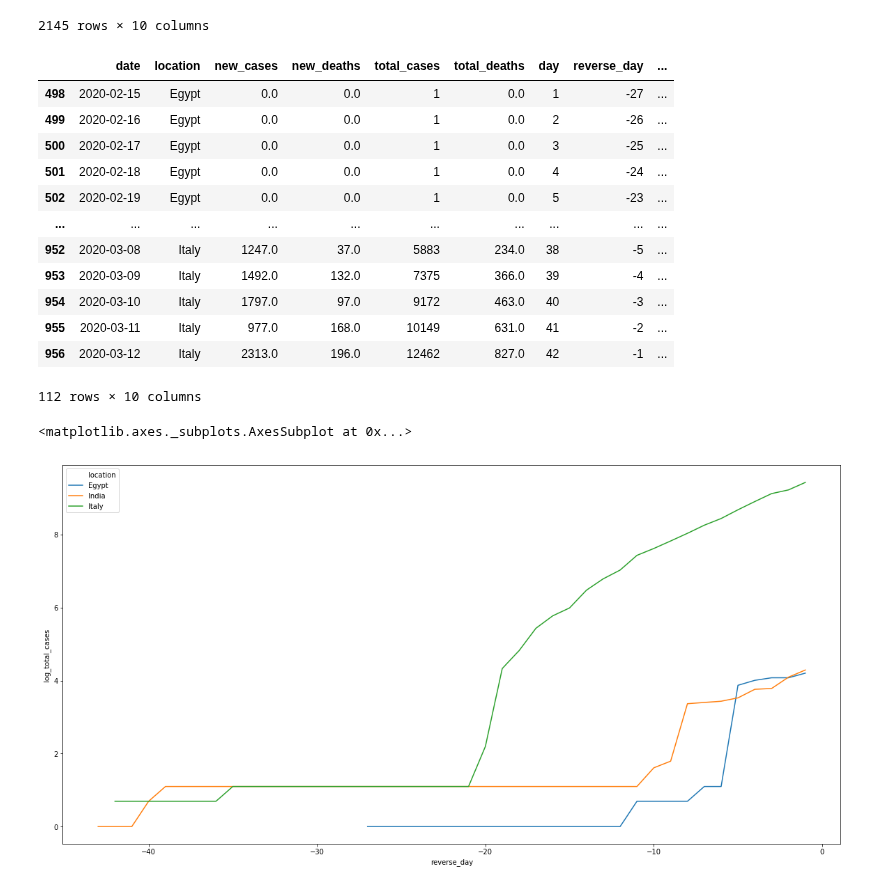
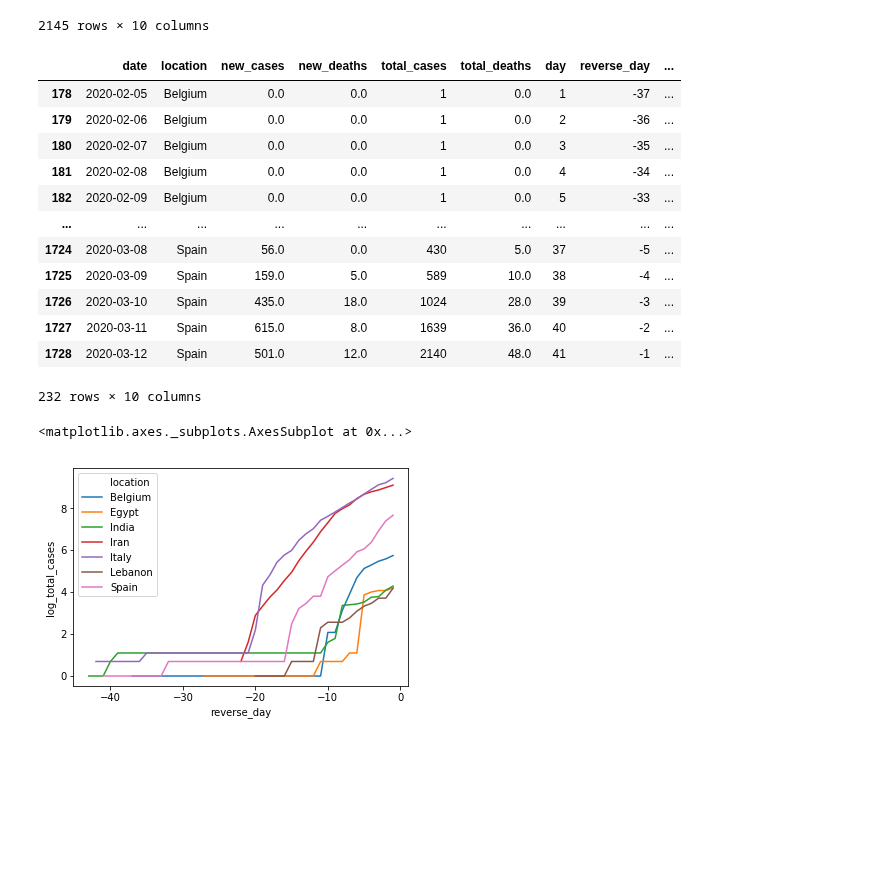
Before and after one commit to rishemjit/COVID_analysis, a Jupyter notebook: Analysis.ipynb, the cells around one changed output. Cells and saved outputs as stored; diff of their text form; code cells hidden in the pictures; blank space fills up the shorter version.

```diff
--- a/Analysis.ipynb
+++ b/Analysis.ipynb
@@ -434,7 +434,7 @@ for i in range(0,reg_df.shape[0]):
 # %%
 def get_piecewise(s):
 
-    x  = np.array(dCV_country[s]['day'])
+    x  = np.array(dCV_country[s]['reverse_day'])
     y  = np.array(dCV_country[s]['log_total_cases'])
     p, e = optimize.curve_fit(piecewise_linear, x, y)
 
@@ -500,29 +500,29 @@ dCV_complete
 # delete countries where no of cases are less than 73
 
 
-country = ['India', 'Italy', 'Egypt']
+country = ['India', 'Italy', 'Egypt', 'Spain', 'Iran', 'Lebanon', 'Belgium']
 temp = dCV_complete.loc[(dCV_complete['location'].isin(country)) ] # (dCV_complete['total_cases']>=18) &
 temp
 # %% [output]
 |  | date | location | new_cases | new_deaths | total_cases | total_deaths | day | reverse_day | ... |
-| 498 | 2020-02-15 | Egypt | 0.0 | 0.0 | 1 | 0.0 | 1 | -27 | ... |
-| 499 | 2020-02-16 | Egypt | 0.0 | 0.0 | 1 | 0.0 | 2 | -26 | ... |
-| 500 | 2020-02-17 | Egypt | 0.0 | 0.0 | 1 | 0.0 | 3 | -25 | ... |
-| 501 | 2020-02-18 | Egypt | 0.0 | 0.0 | 1 | 0.0 | 4 | -24 | ... |
-| 502 | 2020-02-19 | Egypt | 0.0 | 0.0 | 1 | 0.0 | 5 | -23 | ... |
+| 178 | 2020-02-05 | Belgium | 0.0 | 0.0 | 1 | 0.0 | 1 | -37 | ... |
+| 179 | 2020-02-06 | Belgium | 0.0 | 0.0 | 1 | 0.0 | 2 | -36 | ... |
+| 180 | 2020-02-07 | Belgium | 0.0 | 0.0 | 1 | 0.0 | 3 | -35 | ... |
+| 181 | 2020-02-08 | Belgium | 0.0 | 0.0 | 1 | 0.0 | 4 | -34 | ... |
+| 182 | 2020-02-09 | Belgium | 0.0 | 0.0 | 1 | 0.0 | 5 | -33 | ... |
 | ... | ... | ... | ... | ... | ... | ... | ... | ... | ... |
-| 952 | 2020-03-08 | Italy | 1247.0 | 37.0 | 5883 | 234.0 | 38 | -5 | ... |
-| 953 | 2020-03-09 | Italy | 1492.0 | 132.0 | 7375 | 366.0 | 39 | -4 | ... |
-| 954 | 2020-03-10 | Italy | 1797.0 | 97.0 | 9172 | 463.0 | 40 | -3 | ... |
-| 955 | 2020-03-11 | Italy | 977.0 | 168.0 | 10149 | 631.0 | 41 | -2 | ... |
-| 956 | 2020-03-12 | Italy | 2313.0 | 196.0 | 12462 | 827.0 | 42 | -1 | ... |
+| 1724 | 2020-03-08 | Spain | 56.0 | 0.0 | 430 | 5.0 | 37 | -5 | ... |
+| 1725 | 2020-03-09 | Spain | 159.0 | 5.0 | 589 | 10.0 | 38 | -4 | ... |
+| 1726 | 2020-03-10 | Spain | 435.0 | 18.0 | 1024 | 28.0 | 39 | -3 | ... |
+| 1727 | 2020-03-11 | Spain | 615.0 | 8.0 | 1639 | 36.0 | 40 | -2 | ... |
+| 1728 | 2020-03-12 | Spain | 501.0 | 12.0 | 2140 | 48.0 | 41 | -1 | ... |
-112 rows × 10 columns
+232 rows × 10 columns
 # %%
 import seaborn as sns
-plt.figure(figsize=[20,10])
+#plt.figure(figsize=[20,10])
 
 sns.lineplot(data = temp, x='reverse_day',y='log_total_cases',hue='location' )
 #dCV_complete.plot(kind='scatter',x='reverse_day',y='total_cases',hue='country')
 # %% [output]
 <matplotlib.axes._subplots.AxesSubplot at 0x...>
-[figure, old version]
+[figure, new version]
```
Also changed, not shown: parts of 1 cell of this notebook.
